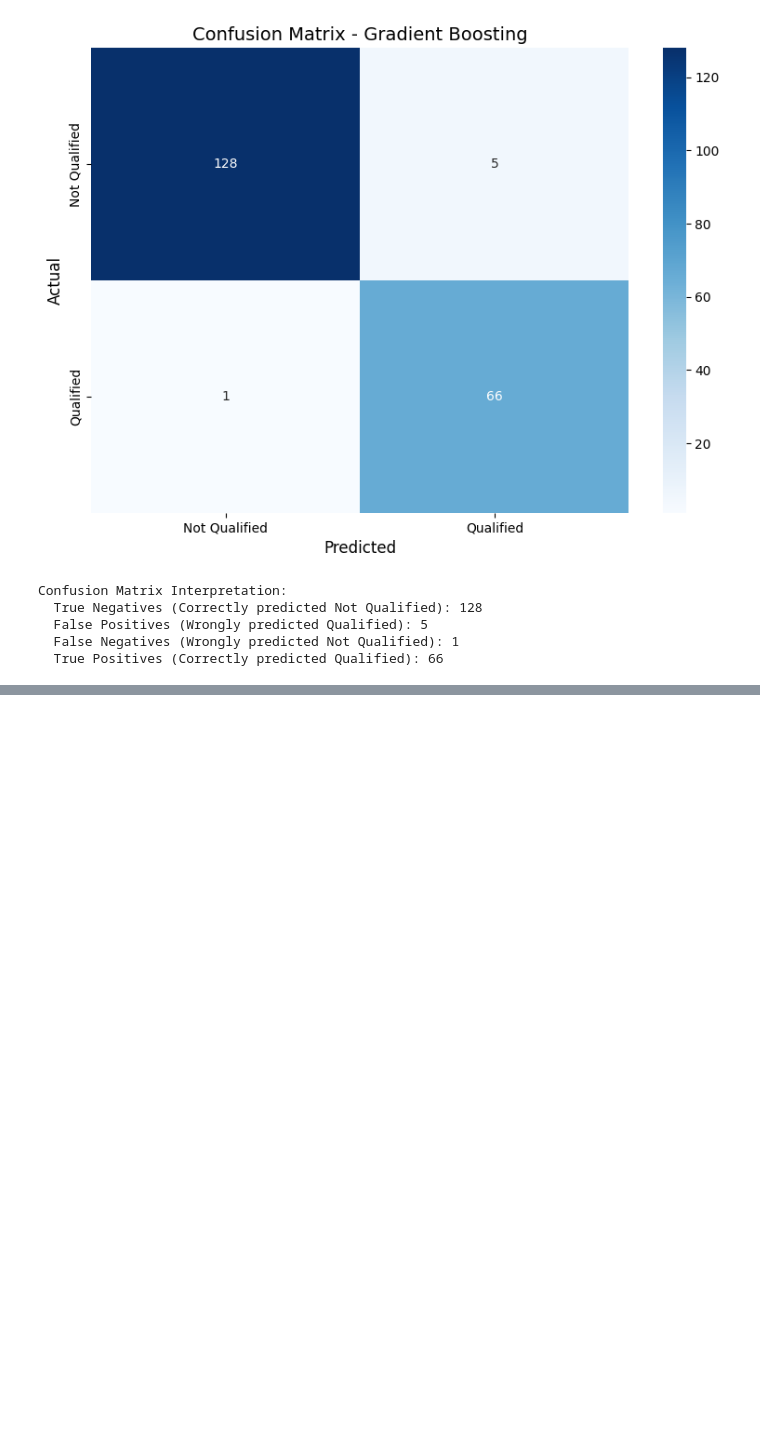
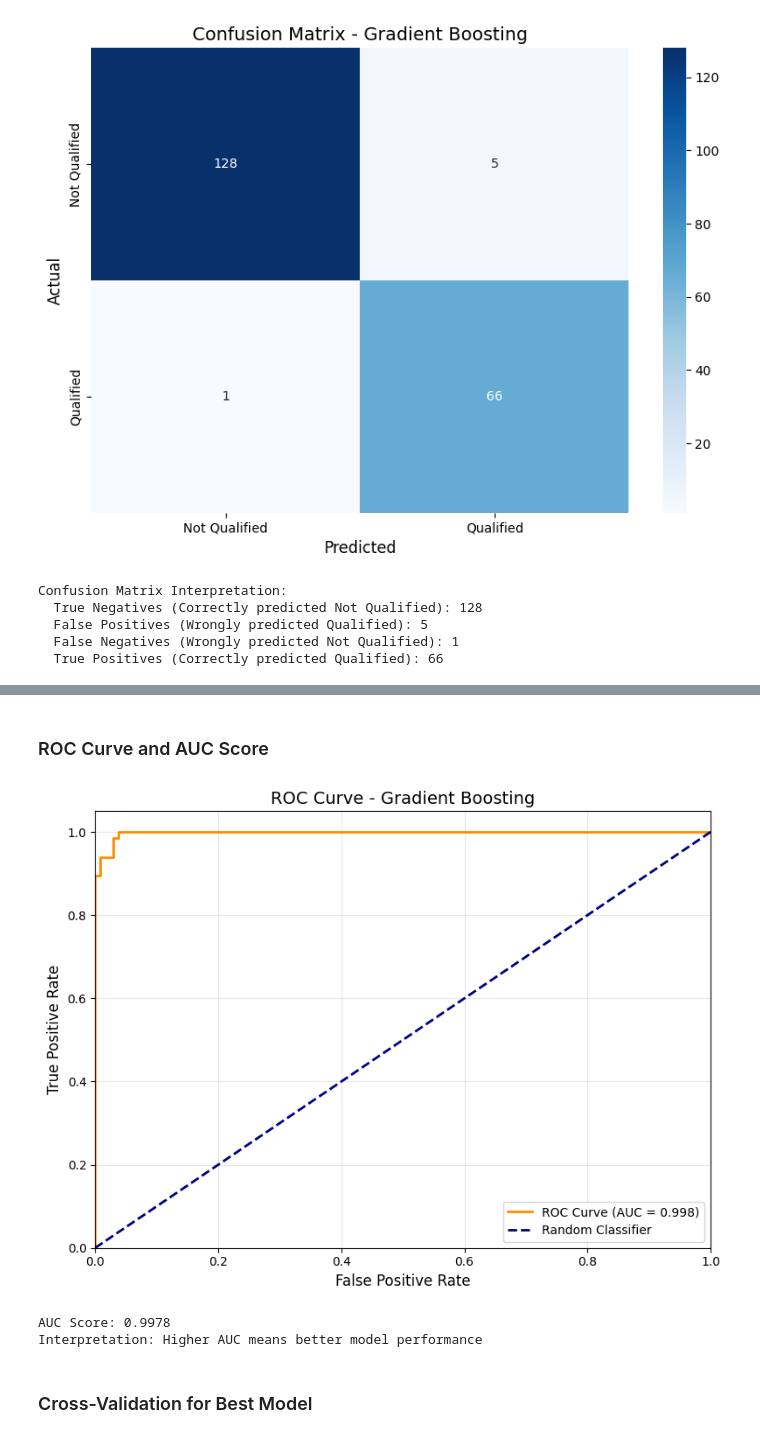
Before and after one commit to patel437/AI-Personalized-Learning-UPSC, a Jupyter notebook: ml_models/notebooks/03_Model_Training.ipynb, the cells around one changed output, grey strips where cells are left out. Cells and saved outputs as stored; diff of their text form; code cells hidden in the pictures; blank space fills up the shorter version.

```diff
--- a/ml_models/notebooks/03_Model_Training.ipynb
+++ b/ml_models/notebooks/03_Model_Training.ipynb
@@ -282,0 +316,36 @@ Confusion Matrix Interpretation:
+# %% [markdown]
+### ROC Curve and AUC Score
+# %%
+# Plot ROC curve for best model
+if hasattr(best_model, "predict_proba"):
+    y_pred_proba = best_model.predict_proba(X_test)[:, 1]
+else:
+    y_pred_proba = best_model.decision_function(X_test)
+    y_pred_proba = (y_pred_proba - y_pred_proba.min()) / (y_pred_proba.max() - y_pred_proba.min())
+
+fpr, tpr, thresholds = roc_curve(y_test, y_pred_proba)
+auc_score = roc_auc_score(y_test, y_pred_proba)
+
+# Plot ROC curve
+fig, ax = plt.subplots(figsize=(8, 6))
+ax.plot(fpr, tpr, color='darkorange', lw=2, label=f'ROC Curve (AUC = {auc_score:.3f})')
+ax.plot([0, 1], [0, 1], color='navy', lw=2, linestyle='--', label='Random Classifier')
+ax.set_xlim([0.0, 1.0])
+ax.set_ylim([0.0, 1.05])
+ax.set_xlabel('False Positive Rate', fontsize=12)
+ax.set_ylabel('True Positive Rate', fontsize=12)
+ax.set_title(f'ROC Curve - {best_model_name}', fontsize=14)
+ax.legend(loc="lower right")
+ax.grid(True, alpha=0.3)
+
+plt.tight_layout()
+plt.show()
+
+print(f"AUC Score: {auc_score:.4f}")
+print("Interpretation: Higher AUC means better model performance")
+# %% [output]
+[figure, added]
+AUC Score: 0.9978
+Interpretation: Higher AUC means better model performance
+# %% [markdown]
+### Cross-Validation for Best Model
```
Also changed, not shown: parts of 15 cells of this notebook, 3 other files.
